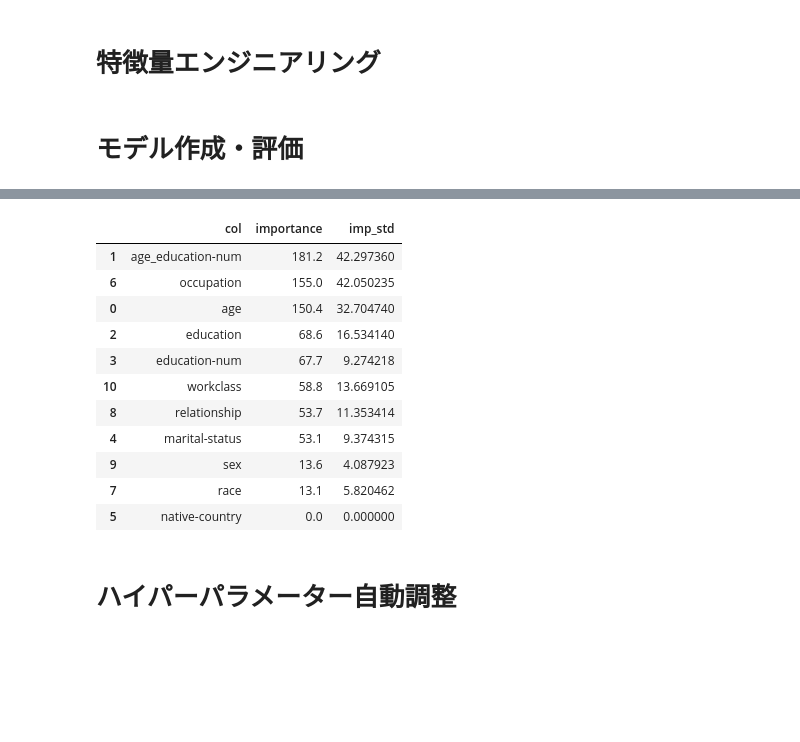
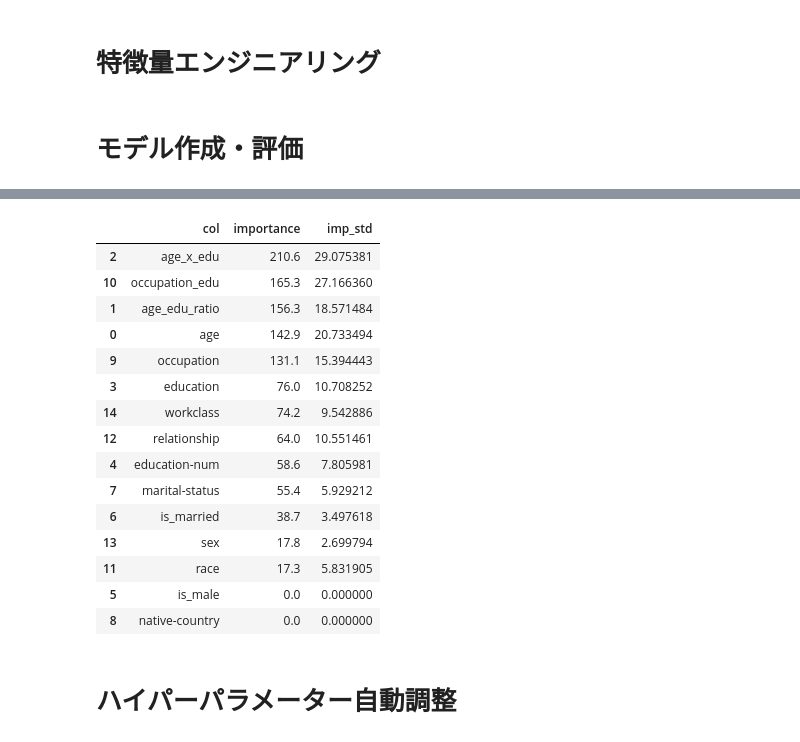
Before and after one commit to HARIBO8/Census_Income_Survey, a Jupyter notebook: Untitled0.ipynb, the cells around one changed output, grey strips where cells are left out. Cells and saved outputs as stored; diff of their text form; code cells hidden in the pictures; blank space fills up the shorter version.

```diff
--- a/Untitled0.ipynb
+++ b/Untitled0.ipynb
@@ -50,5 +60,37 @@ display(train_X.head())
 # %% [markdown]
 # 特徴量エンジニアリング
+# %%
+#データを読み取る
+train_data = pd.read_csv('train.csv')
+
+# 説明変数と目的変数に分割
+train_X = train_data.drop(columns=['Y'])
+train_y = train_data['Y']
+
+#indexの削除
+train_X = train_X.drop(columns='index')
+
+#----------------------------------まだ確定していないコード----------------------------------
+#年齢と教育レベルの相互作用
+train_X['age_edu_ratio'] = train_X['age'] / train_X['education-num']
+train_X['age_x_edu'] = train_X['age'] * train_X['education-num']
+
+#職業と教育レベルの相互作用
+train_X['occupation_edu'] = train_X['occupation'].astype(str) + "_" + train_X['education-num'].astype(str)
+
+#結婚状況と収入の関係
+train_X['is_married'] = (train_X['marital-status'] == 'Married-civ-spouse').astype(int)
+
+#性別と収入の関係
+train_X['is_male'] = (train_X['sex'] == 'Male').astype(int)
+
+# 文字列をカテゴリー変数に変換（Label Encoding）
+categorical_features = train_X.select_dtypes(include=['object']).columns.tolist()
+for col in categorical_features:
+    le = LabelEncoder()
+    train_X[col] = le.fit_transform(train_X[col])
+# %% [markdown]
+# モデル作成・評価
 # %%
 def train_lgb(input_x,
               input_y,
@@ -146,5 +168,3 @@ for col in categorical_features:
-# %% [markdown]
-# モデル作成・評価
 # %%
 # モデルパラメータ
 params = {
@@ -157,8 +177,20 @@ params = {
     "random_state": 42
 }
 
+#trailパラメーター
+params_trial = {
+    "objective": "binary",
+    "metric": "binary_logloss",
+    "boosting_type": "gbdt",
+    "learning_rate": 0.10163151126545725,
+    "num_leaves": 106,
+    "max_depth": 4,
+    "random_state": 42
+}
+
+
 # 学習の実行
-imp = train_lgb(train_X, train_y, params, list_nfold=[0,1,2,3,4,5,6,7,8,9], n_splits=10)
+imp = train_lgb(train_X, train_y, params_trial, list_nfold=[0,1,2,3,4,5,6,7,8,9], n_splits=10)
 
 display(imp)
 # %% [output]
@@ -182,15 +214,19 @@ Training until validation scores don't improve for 100 rounds
 |  | col | importance | imp_std |
-| 1 | age_education-num | 181.2 | 42.297360 |
-| 6 | occupation | 155.0 | 42.050235 |
-| 0 | age | 150.4 | 32.704740 |
-| 2 | education | 68.6 | 16.534140 |
-| 3 | education-num | 67.7 | 9.274218 |
-| 10 | workclass | 58.8 | 13.669105 |
-| 8 | relationship | 53.7 | 11.353414 |
-| 4 | marital-status | 53.1 | 9.374315 |
-| 9 | sex | 13.6 | 4.087923 |
-| 7 | race | 13.1 | 5.820462 |
-| 5 | native-country | 0.0 | 0.000000 |
+| 2 | age_x_edu | 210.6 | 29.075381 |
+| 10 | occupation_edu | 165.3 | 27.166360 |
+| 1 | age_edu_ratio | 156.3 | 18.571484 |
+| 0 | age | 142.9 | 20.733494 |
+| 9 | occupation | 131.1 | 15.394443 |
+| 3 | education | 76.0 | 10.708252 |
+| 14 | workclass | 74.2 | 9.542886 |
+| 12 | relationship | 64.0 | 10.551461 |
+| 4 | education-num | 58.6 | 7.805981 |
+| 7 | marital-status | 55.4 | 5.929212 |
+| 6 | is_married | 38.7 | 3.497618 |
+| 13 | sex | 17.8 | 2.699794 |
+| 11 | race | 17.3 | 5.831905 |
+| 5 | is_male | 0.0 | 0.000000 |
+| 8 | native-country | 0.0 | 0.000000 |
 # %% [markdown]
 # ハイパーパラメーター自動調整
 # %%
```
Also changed, not shown: parts of 7 cells of this notebook.
